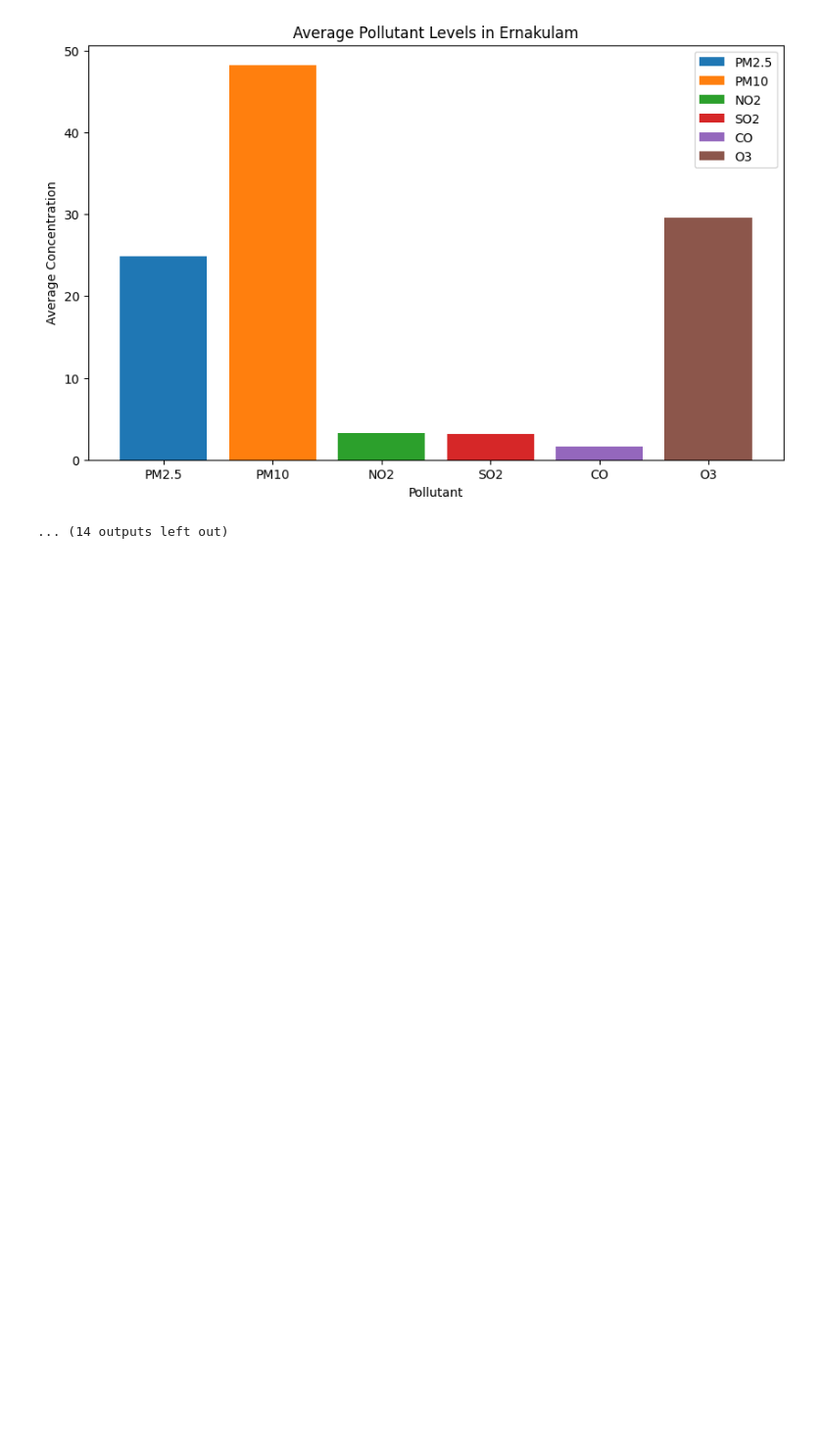
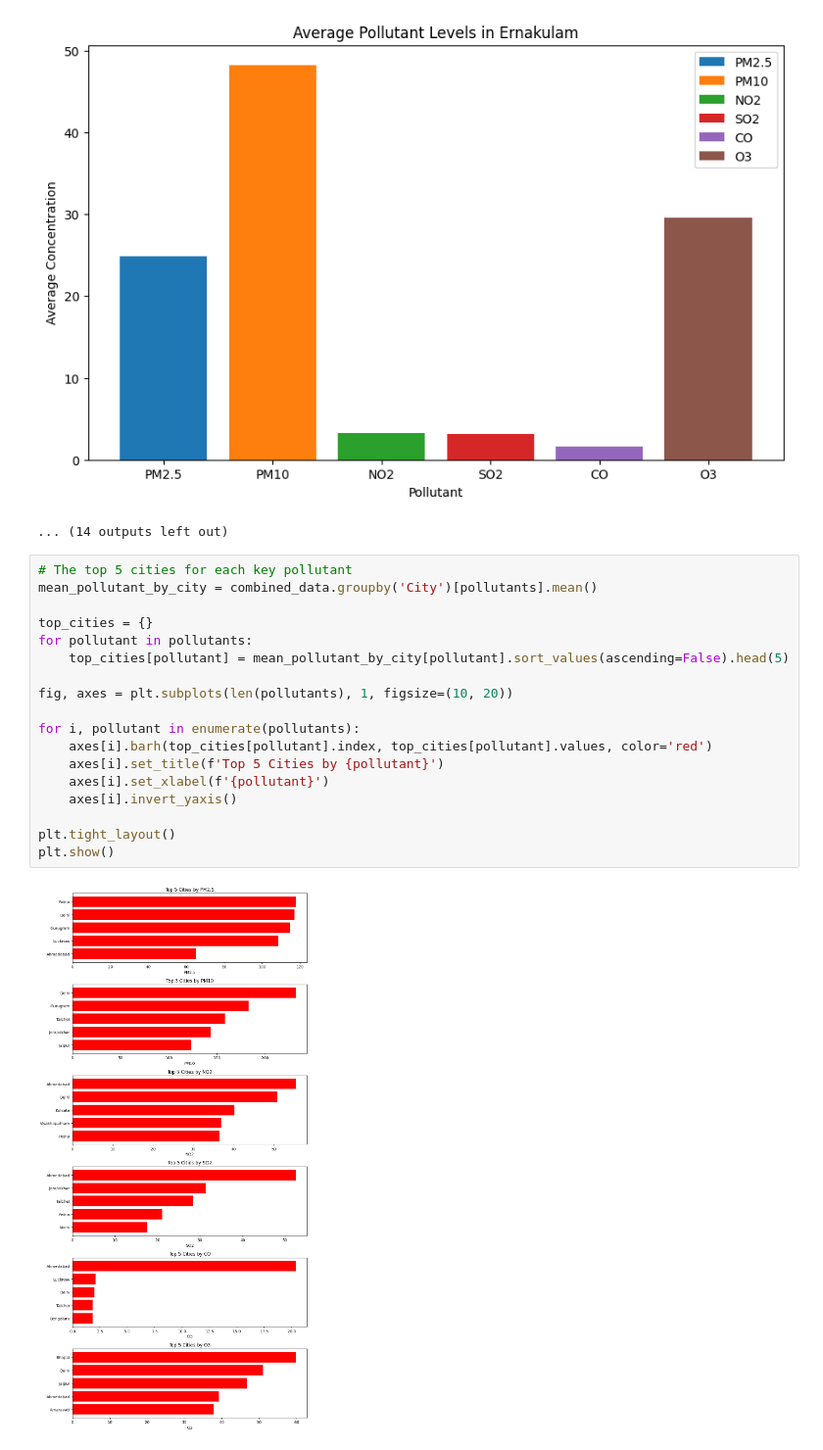
Before and after one commit to nidarshan98/air-quality-prediction-system, a Jupyter notebook: air_quality_analysis.ipynb, the cells around one changed output. Shown at 98% size. Drawn from its saved outputs; the diff is of its cells as text; blank space fills up the shorter version.

Commit message:
EDA - The top 5 cities for each key pollutant

```diff
--- a/air_quality_analysis.ipynb
+++ b/air_quality_analysis.ipynb
@@ -375,3 +375,23 @@ for city_name in combined_data['City'].unique():
 [figure]
 [figure]
 ... (14 outputs left out)
+# %%
+# The top 5 cities for each key pollutant
+mean_pollutant_by_city = combined_data.groupby('City')[pollutants].mean()
+
+top_cities = {}
+for pollutant in pollutants:
+    top_cities[pollutant] = mean_pollutant_by_city[pollutant].sort_values(ascending=False).head(5)
+
+fig, axes = plt.subplots(len(pollutants), 1, figsize=(10, 20))
+
+for i, pollutant in enumerate(pollutants):
+    axes[i].barh(top_cities[pollutant].index, top_cities[pollutant].values, color='red')
+    axes[i].set_title(f'Top 5 Cities by {pollutant}')
+    axes[i].set_xlabel(f'{pollutant}')
+    axes[i].invert_yaxis()
+
+plt.tight_layout()
+plt.show()
+# %% [output]
+[figure, added]
```
